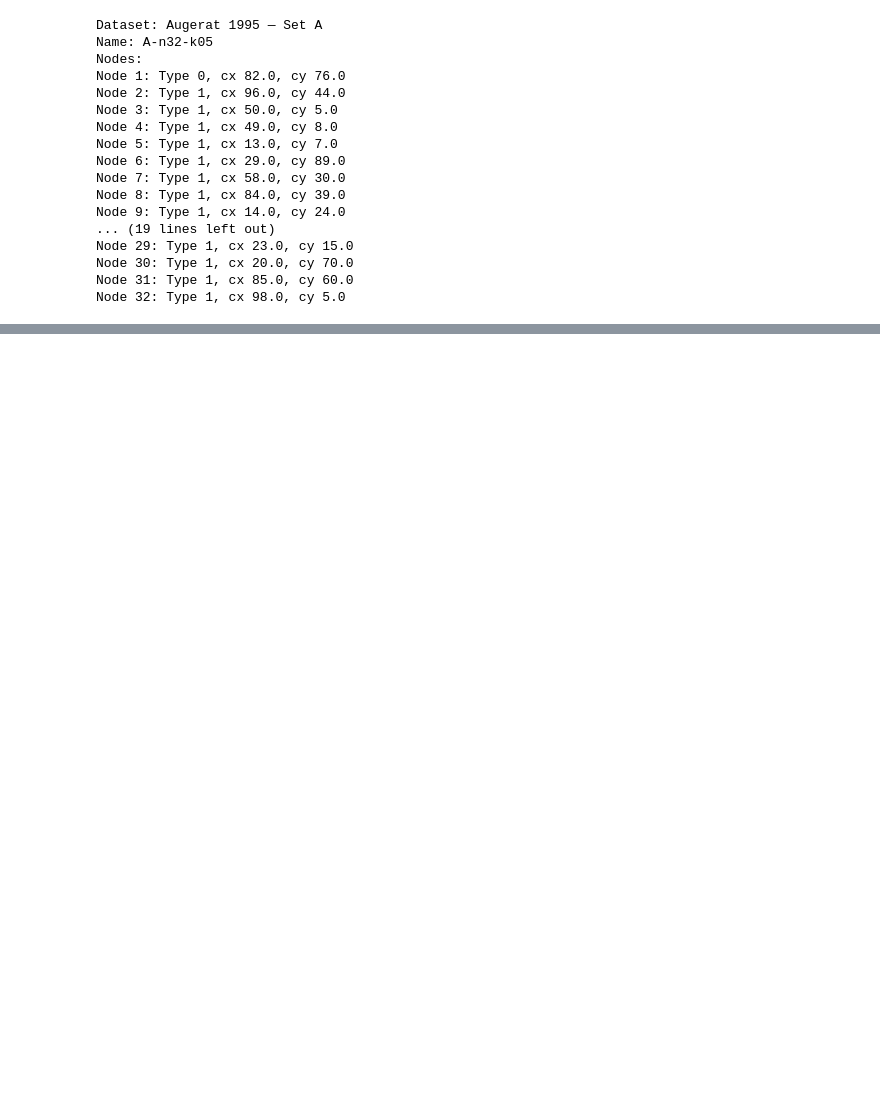
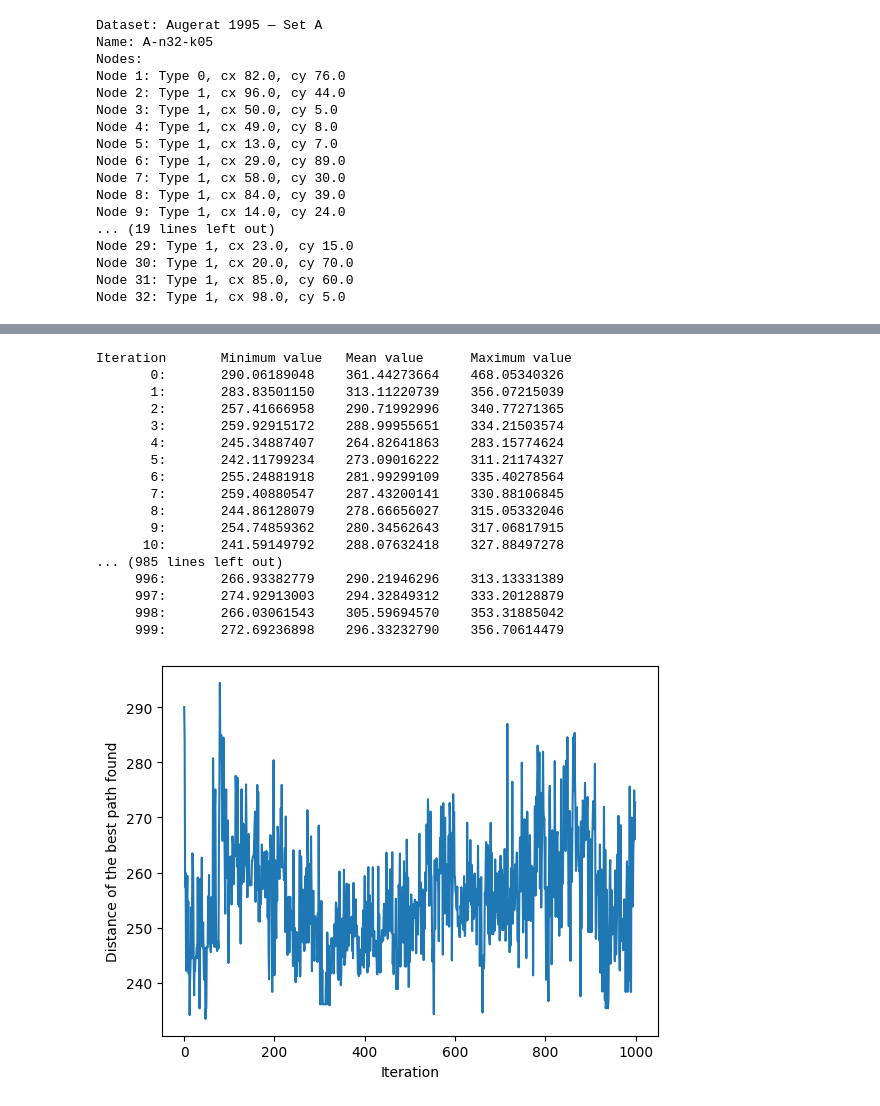
Before and after one commit to justMazi/nature-inspired-algorithms, a Jupyter notebook: 03/solution01.ipynb, the cells around one changed output, grey strips where cells are left out. Drawn from its saved outputs; the diff is of its cells as text; code cells hidden in the pictures; blank space fills up the shorter version.

Commit message:
Add wip assignment 3 solution

```diff
--- a/03/solution01.ipynb
+++ b/03/solution01.ipynb
@@ -68,0 +136,33 @@ nodes
+# %%
+def ant_solver(vertices, distance_function, number_of_ants=10, max_iterations=1000, alpha=1, beta=3, Q=100, rho=0.8):
+    pheromones = initialize_pheromone(len(vertices))
+    best_solution = None
+    best_fitness = float("inf")
+    log_of_best_distances = list()
+
+    print("Iteration\tMinimum value\tMean value\tMaximum value")
+
+    for i in range(max_iterations):
+        candidate_solutions = list(generate_solutions(vertices, pheromones, distance_function, number_of_ants, alpha=alpha, beta=beta))
+        fitness_values = list(map(lambda x: fitness_function(vertices, distance_function, x), candidate_solutions))
+        pheromones = update_pheromone(pheromones, candidate_solutions, fitness_values, Q=Q, rho=rho)
+
+        for candidate_solution, fitness_value in zip(candidate_solutions, fitness_values):
+            if fitness_value < best_fitness:
+                best_fitness = fitness_value
+                best_solution = candidate_solution
+
+        log_of_best_distances.append(np.min(fitness_values))
+
+        print(f"{i:8}:\t{np.min(fitness_values):5.8f}\t{np.mean(fitness_values):5.8f}\t{np.max(fitness_values):5.8f}")
+    return best_solution, pheromones, log_of_best_distances
+# %%
+Vertex = namedtuple("Vertex", ["name", "x", "y"])
+
+vertices = []
+with open("cities.csv") as cities_file:
+    csv_reader = csv.reader(cities_file, delimiter=',')
+    for row in csv_reader:
+        vertices.append(Vertex(row[0], float(row[2]), float(row[1])))
+
+pprint.pprint(vertices)
@@ -68,0 +187,29 @@ nodes
+# %%
+from matplotlib import pyplot as plt
+
+
+best_solution, pheromones, log_of_best_distances = ant_solver(vertices, distance_function)
+
+plt.plot(log_of_best_distances)
+plt.ylabel("Distance of the best path found")
+plt.xlabel("Iteration")
+plt.show()
+# %% [output]
+Iteration       Minimum value   Mean value      Maximum value
+       0:       290.06189048    361.44273664    468.05340326
+       1:       283.83501150    313.11220739    356.07215039
+       2:       257.41666958    290.71992996    340.77271365
+       3:       259.92915172    288.99955651    334.21503574
+       4:       245.34887407    264.82641863    283.15774624
+       5:       242.11799234    273.09016222    311.21174327
+       6:       255.24881918    281.99299109    335.40278564
+       7:       259.40880547    287.43200141    330.88106845
+       8:       244.86128079    278.66656027    315.05332046
+       9:       254.74859362    280.34562643    317.06817915
+      10:       241.59149792    288.07632418    327.88497278
+... (985 lines left out)
+     996:       266.93382779    290.21946296    313.13331389
+     997:       274.92913003    294.32849312    333.20128879
+     998:       266.03061543    305.59694570    353.31885042
+     999:       272.69236898    296.33232790    356.70614479
+[figure, added]
```
Also changed, not shown: parts of 11 cells of this notebook, 1 other file.
